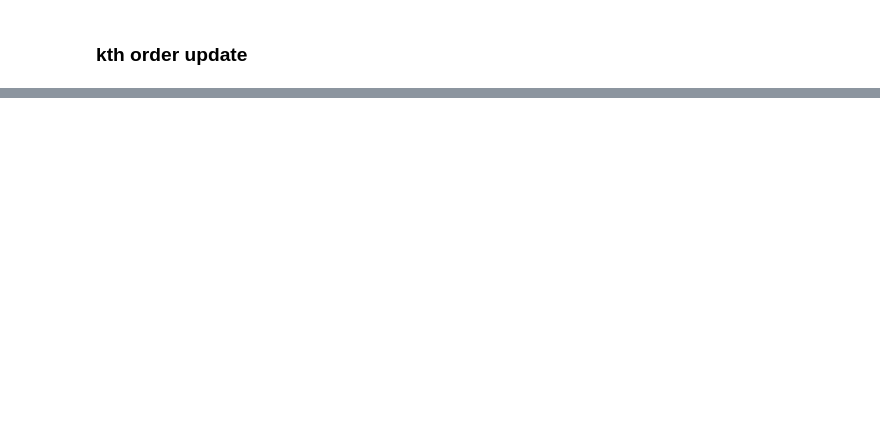
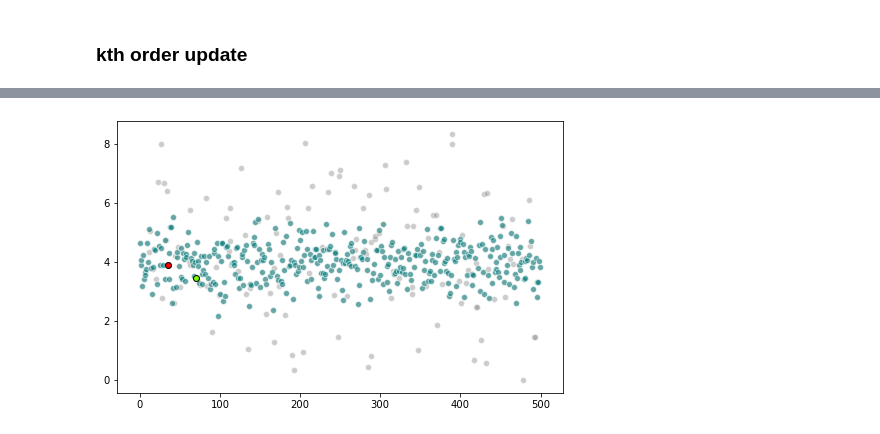
Before and after one commit to AparaV/SpringRankGroups, a Jupyter notebook: api/jupyter/online_ranking.ipynb, the cells around one changed output, grey strips where cells are left out. Cells and saved outputs as stored; diff of their text form; code cells hidden in the pictures; blank space fills up the shorter version.

```diff
--- a/api/jupyter/online_ranking.ipynb
+++ b/api/jupyter/online_ranking.ipynb
@@ -332,0 +354,13 @@ plt.show()
+# %%
+plt.figure(figsize=(8, 5))
+
+plt.scatter(range(len(s)), s_all[k], color="grey", edgecolor="white", alpha=0.4)
+
+plt.scatter(neighbors[k], s_all[k][neighbors[k]], color="teal", edgecolor="white", alpha=0.5)
+
+plt.scatter(node_x, s_all[k][node_x], color="red", edgecolor="black")
+plt.scatter(node_y, s_all[k][node_y], color="lawngreen", edgecolor="black")
+
+plt.show()
+# %% [output]
+[figure, added]
```
Also changed, not shown: parts of 7 cells of this notebook.
